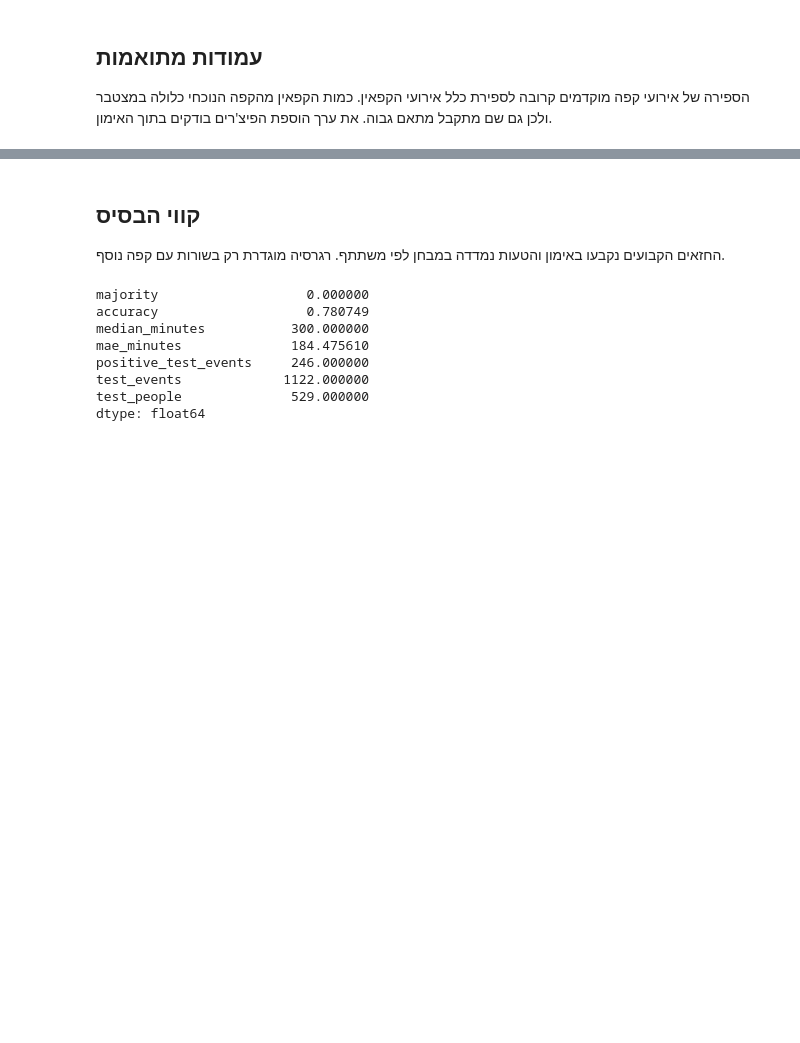
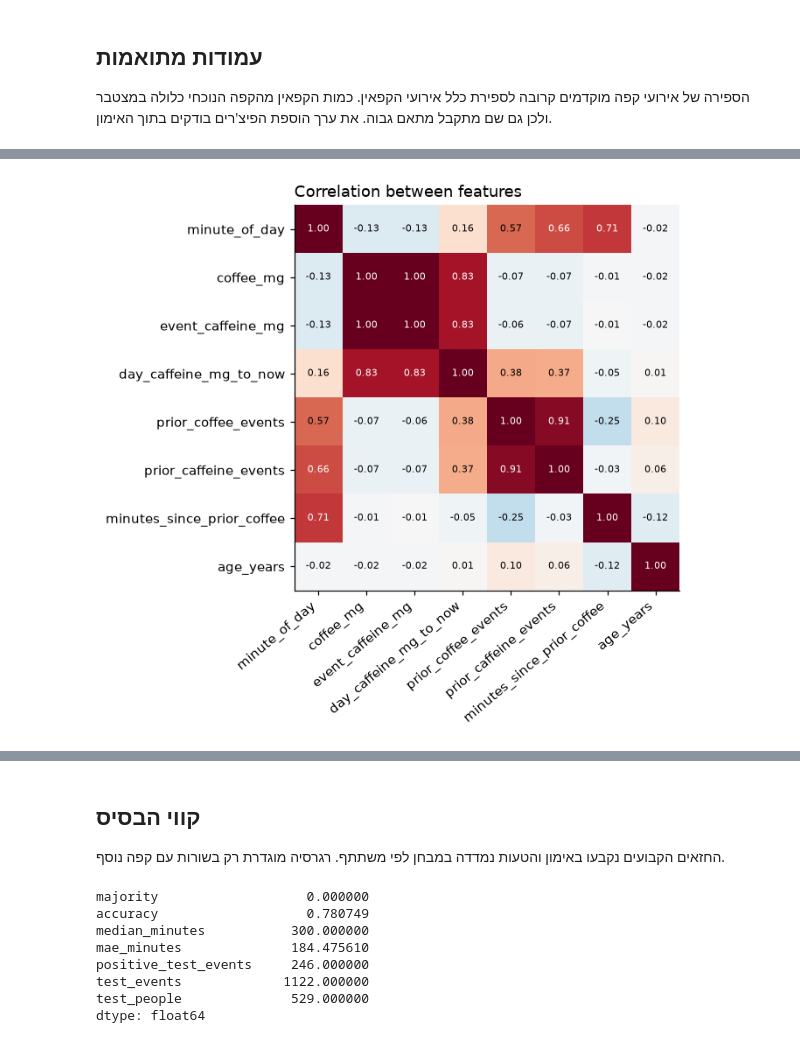
Before and after one commit to eitanav/NextCup, a Jupyter notebook: notebooks/eda.ipynb, the cells around one changed output, grey strips where cells are left out. Saved outputs shown, nothing was run; the diff lists cells and outputs as text; code cells hidden in the pictures; blank space fills up the shorter version.

```diff
--- a/notebooks/eda.ipynb
+++ b/notebooks/eda.ipynb
@@ -163,14 +179,15 @@ display(numeric.corr()[[LABEL, WAIT]].round(3))
 הספירה של אירועי קפה מוקדמים קרובה לספירת כלל אירועי הקפאין. כמות הקפאין מהקפה הנוכחי כלולה במצטבר ולכן גם שם מתקבל מתאם גבוה. את ערך הוספת הפיצ'רים בודקים בתוך האימון.
 # %%
 correlation = numeric.drop(columns=[LABEL, WAIT]).corr()
-pairs = correlation.rename_axis("feature_a", axis=0).rename_axis("feature_b", axis=1)
-pairs = pairs.stack().rename("r").reset_index()
-display(alt.Chart(pairs).mark_rect().encode(
-    x=alt.X("feature_a:N", title=None, axis=alt.Axis(labelAngle=-40)),
-    y=alt.Y("feature_b:N", title=None),
-    color=alt.Color("r:Q", title="Pearson r",
-                    scale=alt.Scale(domain=[-1, 1], scheme="redblue")),
-    tooltip=["feature_a", "feature_b", alt.Tooltip("r:Q", format=".2f")],
-).properties(width=408, height=290))
-display(correlation.round(3))
+fig, ax = plt.subplots(figsize=(6.5, 5.2))
+ax.imshow(correlation, cmap="RdBu_r", vmin=-1, vmax=1)
+ax.set_xticks(range(len(correlation)), correlation.columns, rotation=40, ha="right")
+ax.set_yticks(range(len(correlation)), correlation.columns)
+ax.grid(False)
+for i in range(len(correlation)):
+    for j in range(len(correlation)):
+        v = correlation.iloc[i, j]
+        ax.text(j, i, f"{v:.2f}", ha="center", va="center", fontsize=7, color="white" if abs(v) > 0.6 else "black")
+ax.set_title("Correlation between features", loc="left")
+plt.show()
 # %% [output]
@@ -187 +194,2 @@ display(correlation.round(3))
+[figure, added]
 # %% [markdown]
```
Also changed, not shown: parts of 8 cells of this notebook, 1 other file.
